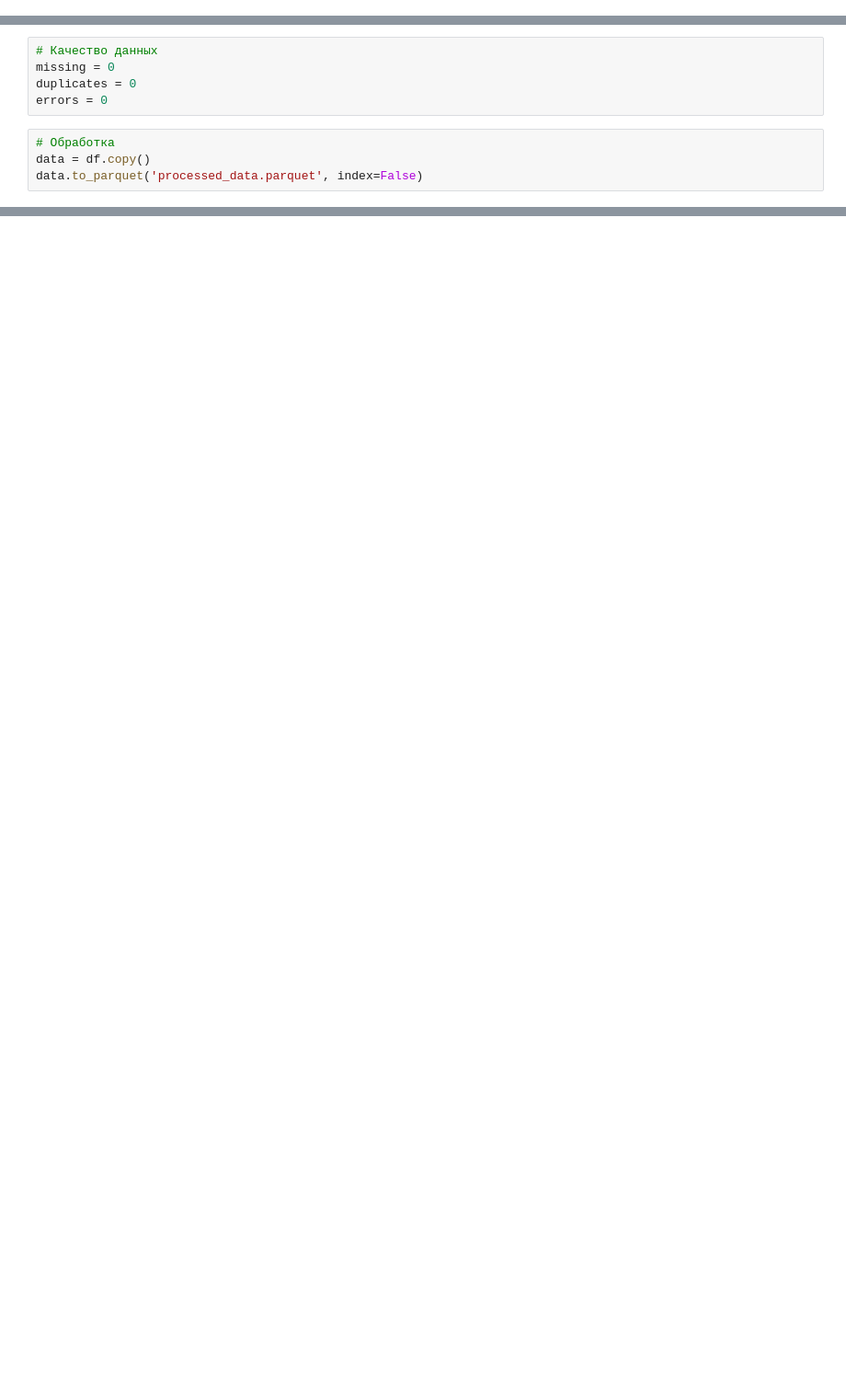
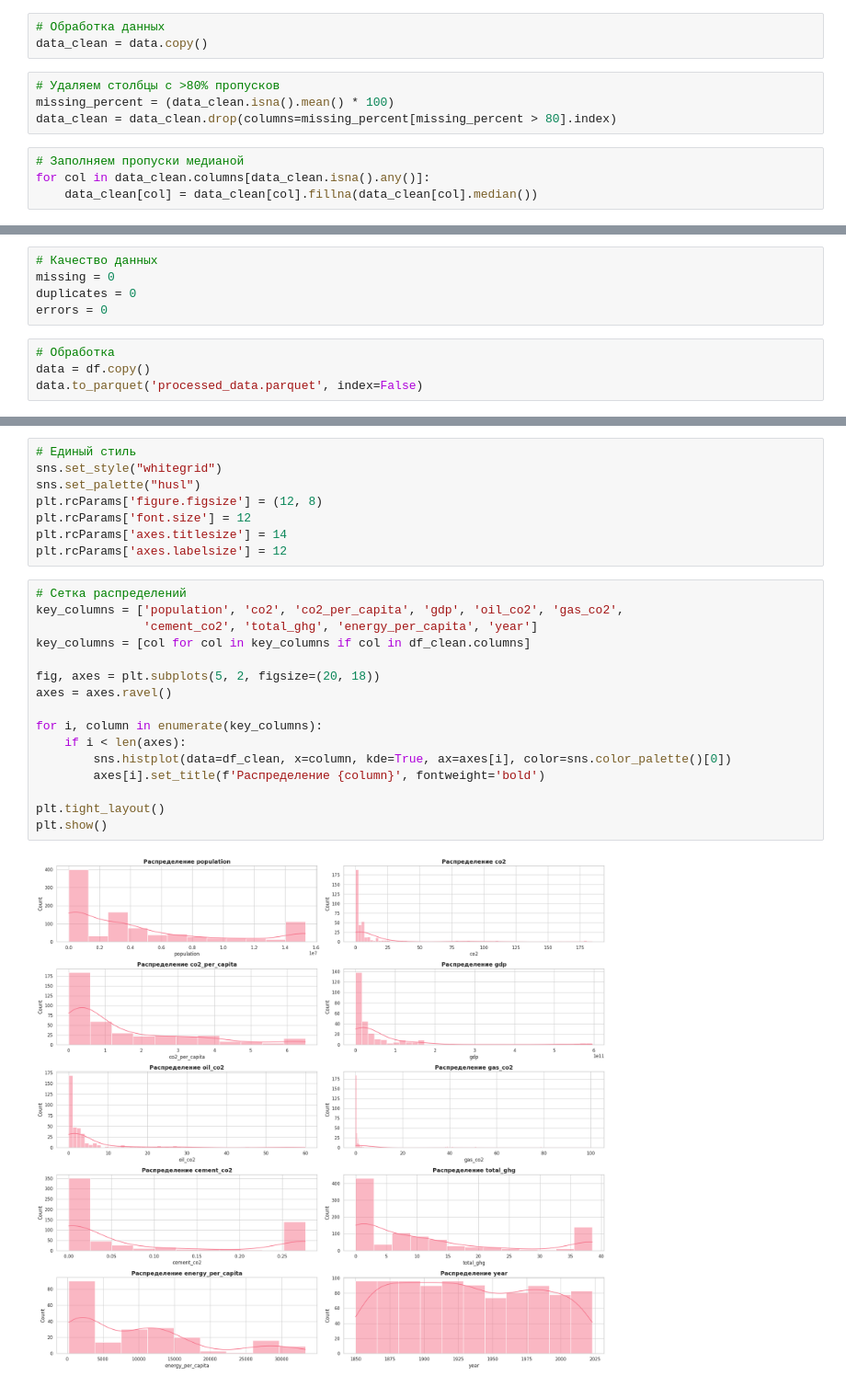
Before and after one commit to Svetlana88-n/new_project, a Jupyter notebook: notebook/EDA.ipynb, the cells around one changed output, grey strips where cells are left out. Shown at 92% size. Cells and saved outputs as stored; diff of their text form; blank space fills up the shorter version.

```diff
--- a/notebook/EDA.ipynb
+++ b/notebook/EDA.ipynb
@@ -639,0 +639,11 @@ data.to_parquet('processed_data.parquet', index=False)
+# %%
+# Обработка данных
+data_clean = data.copy()
+# %%
+# Удаляем столбцы с >80% пропусков
+missing_percent = (data_clean.isna().mean() * 100)
+data_clean = data_clean.drop(columns=missing_percent[missing_percent > 80].index)
+# %%
+# Заполняем пропуски медианой
+for col in data_clean.columns[data_clean.isna().any()]:
+    data_clean[col] = data_clean[col].fillna(data_clean[col].median())
@@ -668,0 +683,26 @@ data.to_parquet('processed_data.parquet', index=False)
+# %%
+# Единый стиль
+sns.set_style("whitegrid")
+sns.set_palette("husl")
+plt.rcParams['figure.figsize'] = (12, 8)
+plt.rcParams['font.size'] = 12
+plt.rcParams['axes.titlesize'] = 14
+plt.rcParams['axes.labelsize'] = 12
+# %%
+# Сетка распределений
+key_columns = ['population', 'co2', 'co2_per_capita', 'gdp', 'oil_co2', 'gas_co2',
+               'cement_co2', 'total_ghg', 'energy_per_capita', 'year']
+key_columns = [col for col in key_columns if col in df_clean.columns]
+
+fig, axes = plt.subplots(5, 2, figsize=(20, 18))
+axes = axes.ravel()
+
+for i, column in enumerate(key_columns):
+    if i < len(axes):
+        sns.histplot(data=df_clean, x=column, kde=True, ax=axes[i], color=sns.color_palette()[0])
+        axes[i].set_title(f'Распределение {column}', fontweight='bold')
+
+plt.tight_layout()
+plt.show()
+# %% [output]
+[figure, added]
```
Also changed, not shown: parts of 14 cells of this notebook.
